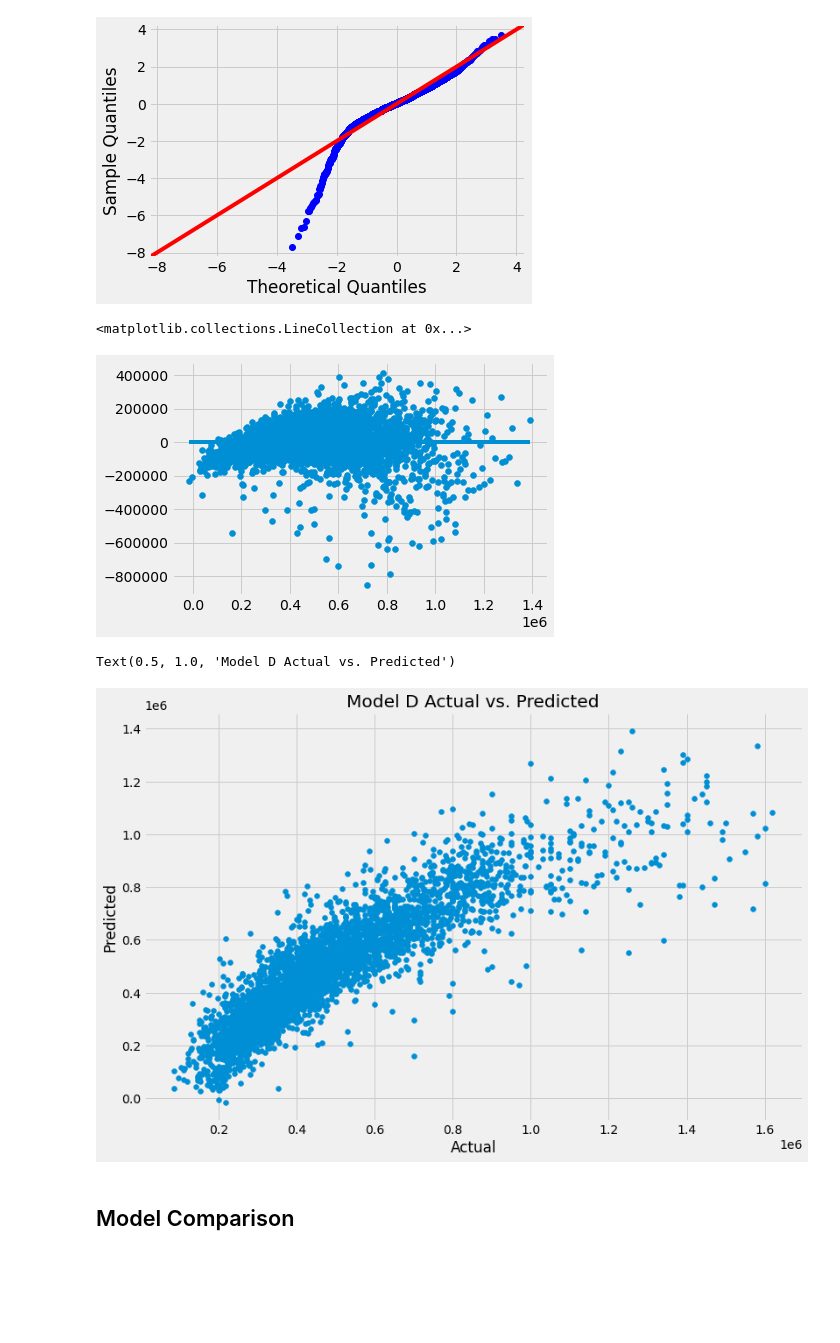
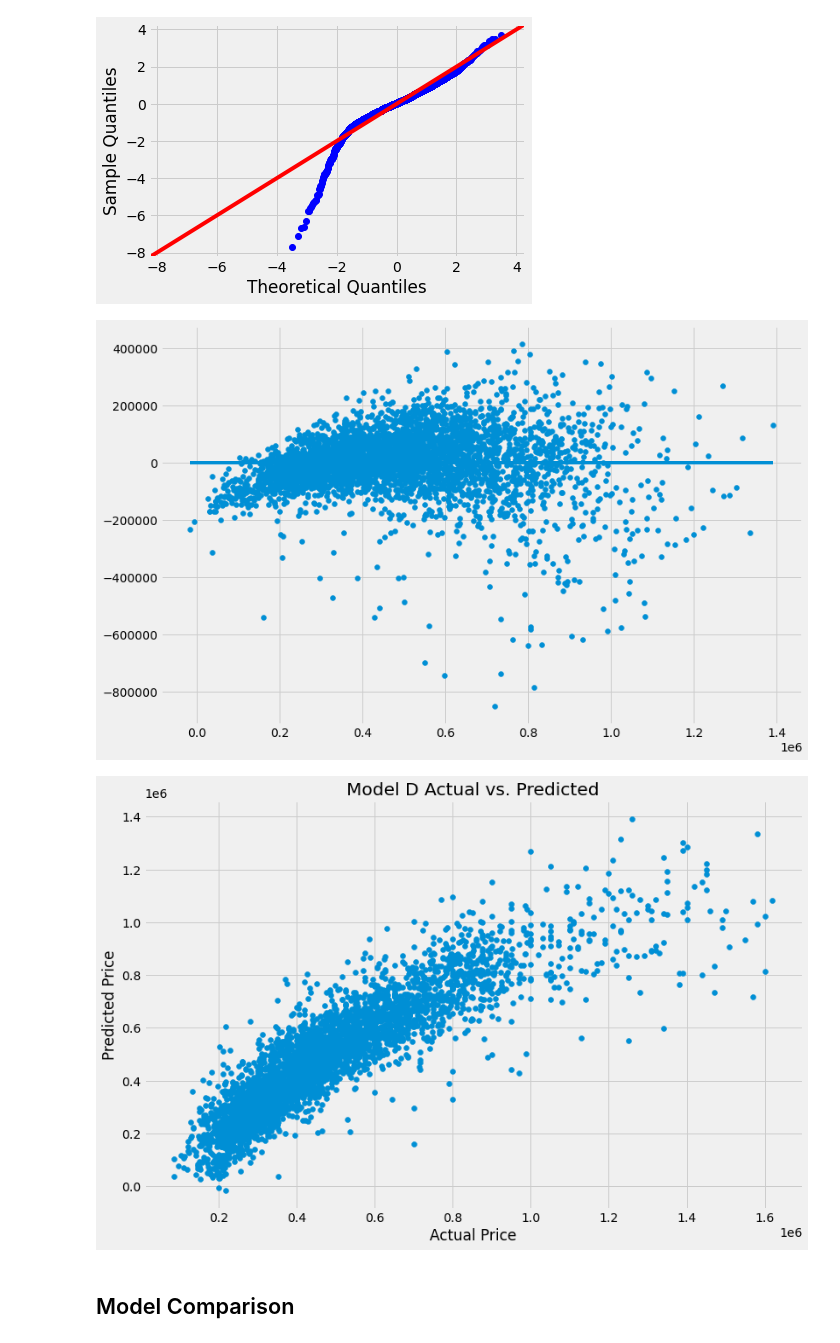
Before and after one commit to jmg0144/Housing-Linear-Regression-Analysis, a Jupyter notebook: home-sales-analysis.ipynb, the cells around one changed output. Cells and saved outputs as stored; diff of their text form; code cells hidden in the pictures; blank space fills up the shorter version.

```diff
--- a/home-sales-analysis.ipynb
+++ b/home-sales-analysis.ipynb
@@ -413,9 +392,9 @@ Text(0.5, 1.0, 'Model A ')
 # %% [markdown]
 The data appears to be bunched to the left and appears to be heteroscedastic.
 # %%
-#Create scatter plot to show relationship between actual and predicted data.
-plt.figure(figsize=(12,8))
-plt.scatter(y_test_a, y_test_pred_a)
-plt.xlabel('Actual')
-plt.ylabel('Predicted')
-plt.title('Model A Actual vs. Predicted')
+def plot_model(test, test_pred, title):
+    plt.figure(figsize=(12,8))
+    plt.scatter(test, test_pred)
+    plt.xlabel('Actual Price')
+    plt.ylabel('Predicted Price')
+    plt.title(title);
@@ -1229,20 +1167,15 @@ fig = sm.graphics.qqplot(resid_d, dist=stats.norm, line='45',fit=True)
 # %% [output]
 [figure]
 # %%
+plt.figure(figsize=(12,8))
 plt.scatter(y_test_pred_d, resid_d)
-plt.hlines(y=0, xmin=y_test_pred_d.min(), xmax=y_test_pred_d.max())
+plt.hlines(y=0, xmin=y_test_pred_d.min(), xmax=y_test_pred_d.max());
 # %% [output]
-<matplotlib.collections.LineCollection at 0x...>
-[figure, old version]
+[figure, new version]
 # %%
-plt.figure(figsize=(12,8))
-plt.scatter(y_test_d, y_test_pred_d)
-plt.xlabel('Actual')
-plt.ylabel('Predicted')
-plt.title('Model D Actual vs. Predicted')
+plot_model(y_test_d, y_test_pred_d, 'Model D Actual vs. Predicted')
 # %% [output]
-Text(0.5, 1.0, 'Model D Actual vs. Predicted')
-[figure, old version]
+[figure, new version]
 # %% [markdown]
 ## Model Comparison
 # %%
```
Also changed, not shown: parts of 27 cells of this notebook.
